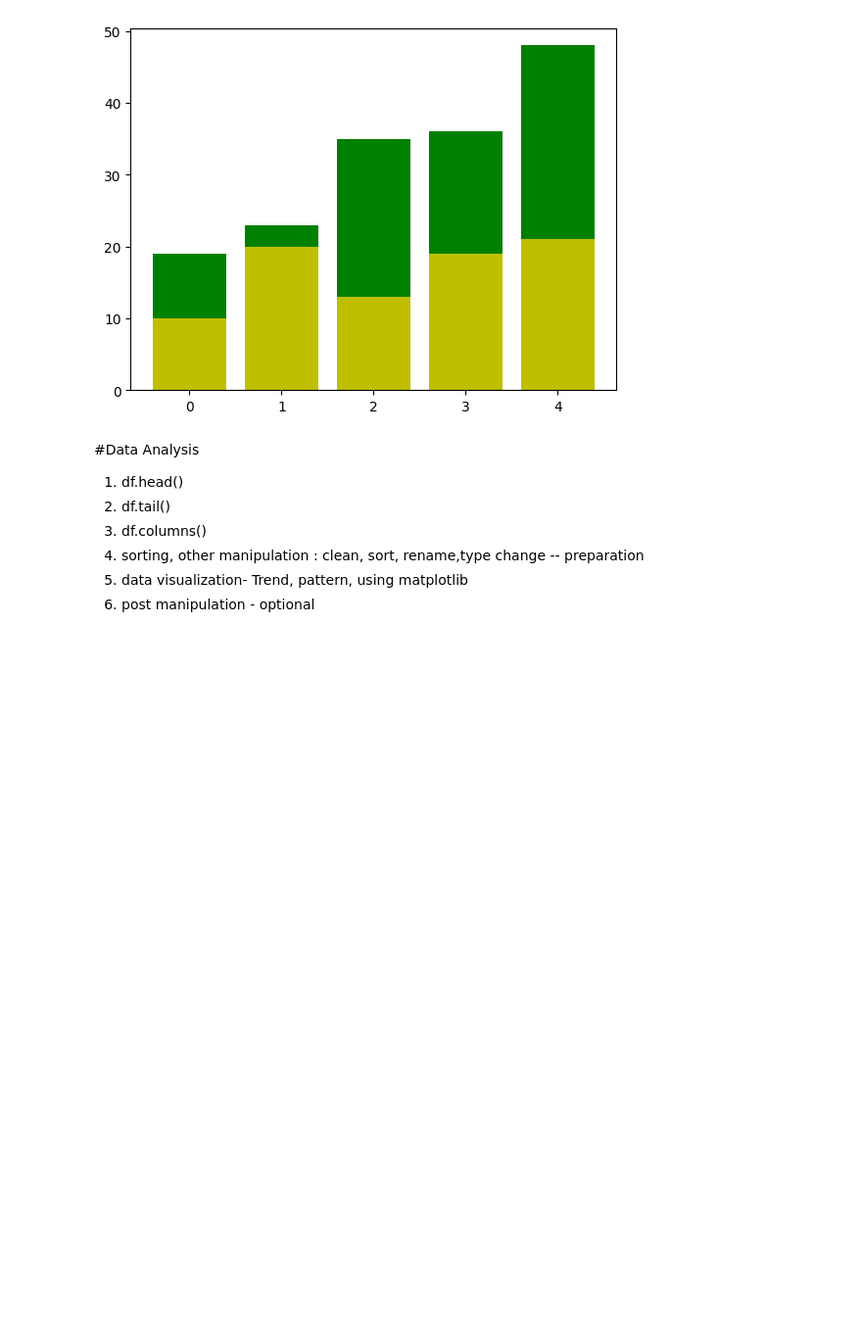
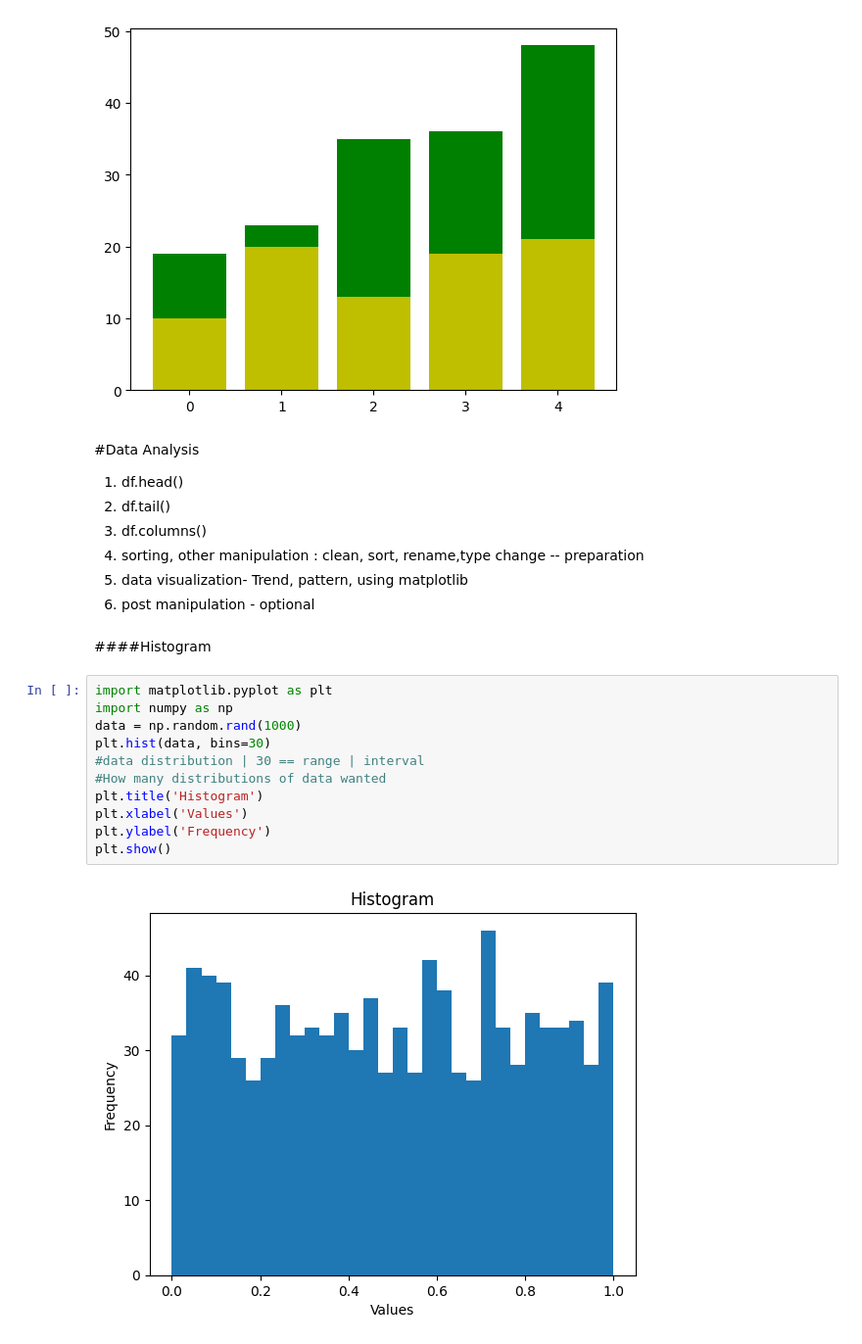
Before and after one commit to wtfashwin/Python-, a Jupyter notebook: Data_Manipulation_&_Matplotlib.ipynb, the cells around one changed output. Shown at 98% size. Saved outputs shown, nothing was run; the diff lists cells and outputs as text; blank space fills up the shorter version.

Commit message:
More on Matplotlib

```diff
--- a/Data_Manipulation_&_Matplotlib.ipynb
+++ b/Data_Manipulation_&_Matplotlib.ipynb
@@ -335,3 +335,18 @@ plt.show()
 4. sorting, other manipulation : clean, sort, rename,type change -- preparation
 5. data visualization- Trend, pattern, using matplotlib
 6. post manipulation - optional
+# %% [markdown]
+####Histogram
+# %%
+import matplotlib.pyplot as plt
+import numpy as np
+data = np.random.rand(1000)
+plt.hist(data, bins=30)
+#data distribution | 30 == range | interval
+#How many distributions of data wanted
+plt.title('Histogram')
+plt.xlabel('Values')
+plt.ylabel('Frequency')
+plt.show()
+# %% [output]
+[figure, added]
```
Also changed, not shown: parts of 11 cells of this notebook.
